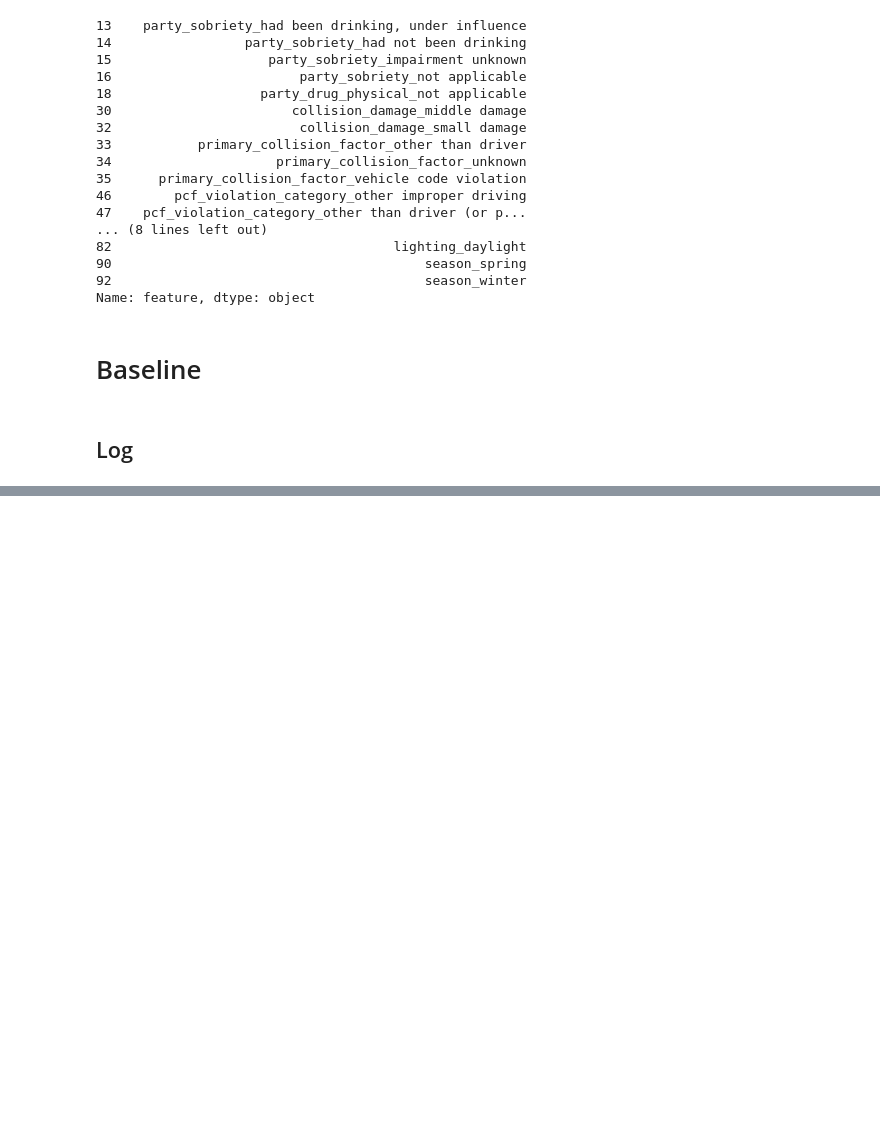
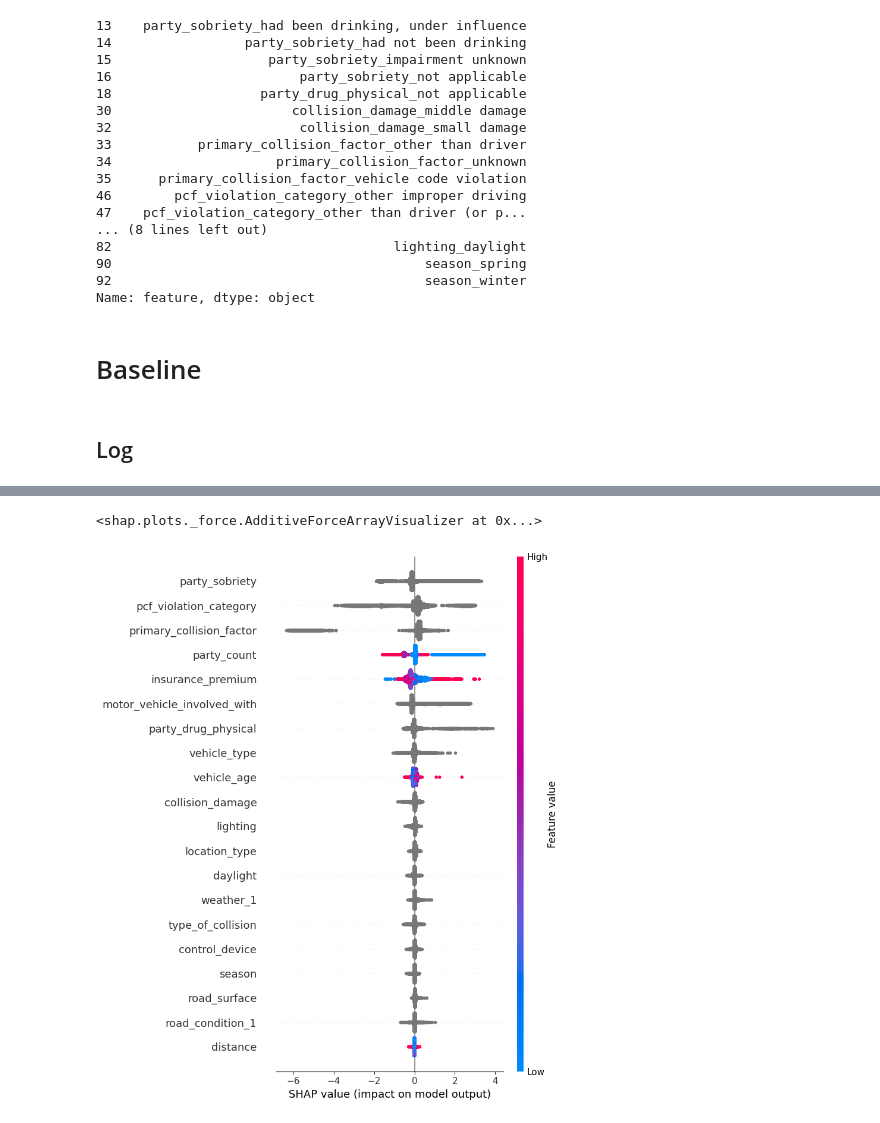
Before and after one commit to SergeyDolin/Road-Accident, a Jupyter notebook: RoadАccident.ipynb, the cells around one changed output, grey strips where cells are left out. Saved outputs shown, nothing was run; the diff lists cells and outputs as text; code cells hidden in the pictures; blank space fills up the shorter version.

```diff
--- a/RoadАccident.ipynb
+++ b/RoadАccident.ipynb
@@ -1256,0 +1411,6 @@ F1 кросс валидации: 0.5749.
+# %%
+explainer = shap.TreeExplainer(cat_model)
+shap_values=explainer.shap_values(Pool(features_train, target_train, cat_features=cat_features))
+
+shap.initjs()
+shap.force_plot(explainer.expected_value, shap_values[3,:], features_train.iloc[3,:])
@@ -1256,0 +1426,10 @@ F1 кросс валидации: 0.5749.
+# %%
+features_train_small = features_train.iloc[0:200]
+shap_small = shap_values[:200]
+shap.force_plot(explainer.expected_value, shap_small, features_train_small)
+# %% [output]
+<shap.plots._force.AdditiveForceArrayVisualizer at 0x...>
+# %%
+shap.summary_plot(shap_values, features_train)
+# %% [output]
+[figure, added]
```
Also changed, not shown: parts of 32 cells of this notebook.
